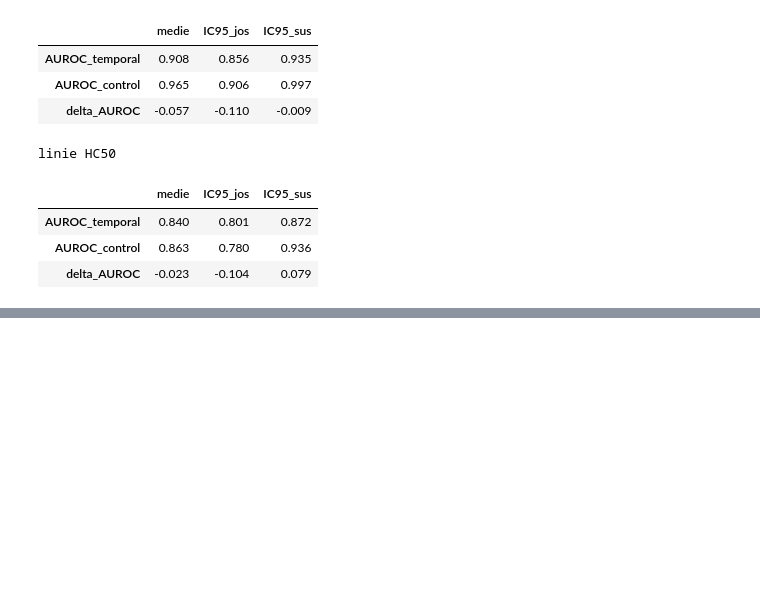
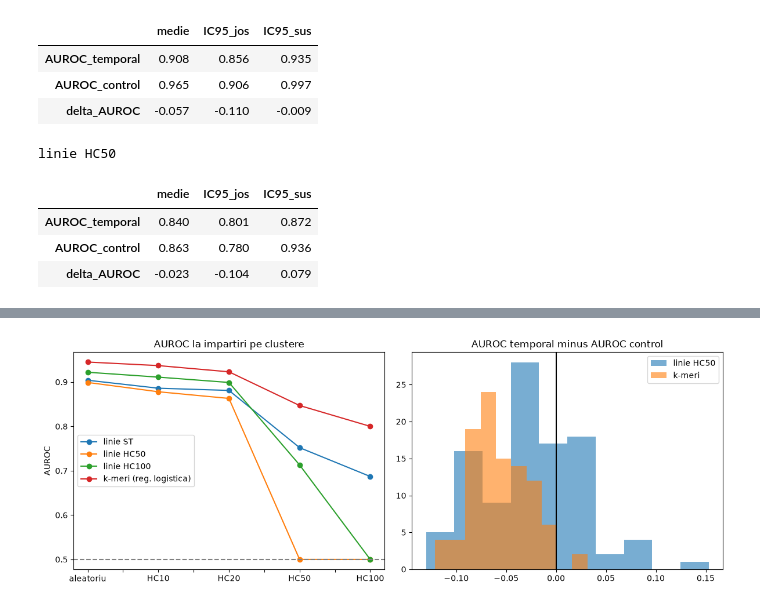
Before and after one commit to AioaneClaudia/Predic-ia-rezisten-ei-la-antibiotice-din-genom, a Jupyter notebook: notebooks/04_kmeri.ipynb, the cells around one changed output, grey strips where cells are left out. Cells and saved outputs as stored; diff of their text form; code cells hidden in the pictures; blank space fills up the shorter version.

Commit message:
regresia la nivel de izolat + figura

```diff
--- a/notebooks/04_kmeri.ipynb
+++ b/notebooks/04_kmeri.ipynb
@@ -129,0 +150,17 @@ linie HC50
+# %%
+#figura
+os.makedirs("../results", exist_ok=True)
+fig, ax = plt.subplots(1, 2, figsize=(12, 4.5))
+tab_cl.T.plot(marker="o", ax=ax[0])
+ax[0].set_ylabel("AUROC")
+ax[0].axhline(0.5, color="gray", linestyle="--")
+ax[0].set_title("AUROC la impartiri pe clustere")
+ax[1].hist(rez_l50["delta_AUROC"], alpha=0.6, label="linie HC50")
+ax[1].hist(rez_ck["delta_AUROC"], alpha=0.6, label="k-meri")
+ax[1].axvline(0, color="black")
+ax[1].legend()
+ax[1].set_title("AUROC temporal minus AUROC control")
+plt.tight_layout()
+plt.savefig(f"../results/kmeri_{ETICHETA}.png", dpi=150, bbox_inches="tight")
+# %% [output]
+[figure, added]
```
Also changed, not shown: parts of 2 cells of this notebook.
